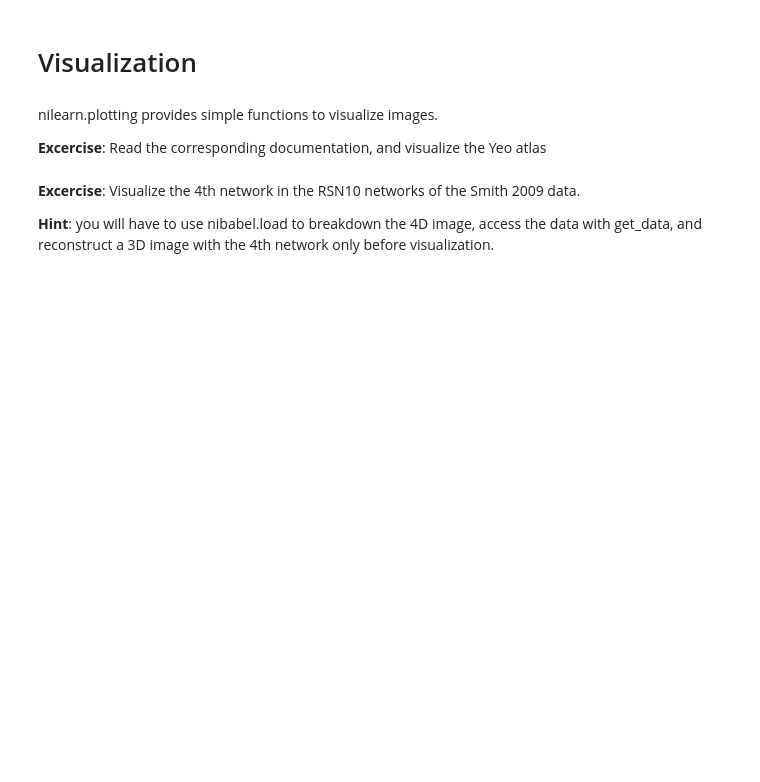
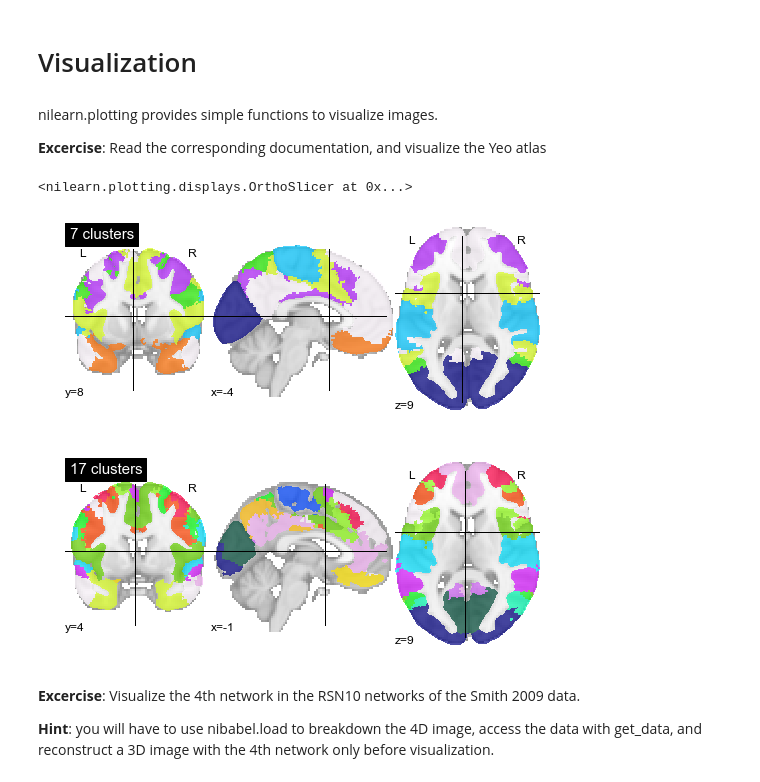
Before and after one commit to Arthurkorn/nilearn_course, a Jupyter notebook: rendered_notebooks/1_Introduction.ipynb, the cells around one changed output. Cells and saved outputs as stored; diff of their text form; code cells hidden in the pictures; blank space fills up the shorter version.

```diff
--- a/rendered_notebooks/1_Introduction.ipynb
+++ b/rendered_notebooks/1_Introduction.ipynb
@@ -62,6 +44,16 @@ nilearn.plotting provides simple functions to visualize images.
 # %%
 # Solution
 %load visualize_yeo.py
+# %%
+from nilearn import datasets, plotting
+
+data = datasets.fetch_yeo_2011_atlas()
+plotting.plot_roi(data.liberal_7, title="7 clusters")
+plotting.plot_roi(data.liberal_17, title="17 clusters")
+# %% [output]
+<nilearn.plotting.displays.OrthoSlicer at 0x...>
+[figure, added]
+[figure, added]
 # %% [markdown]
 **Excercise**: Visualize the 4th network in the RSN10 networks of the Smith 2009 data.
 
```
Also changed, not shown: parts of 4 cells of this notebook, 4 other files.
